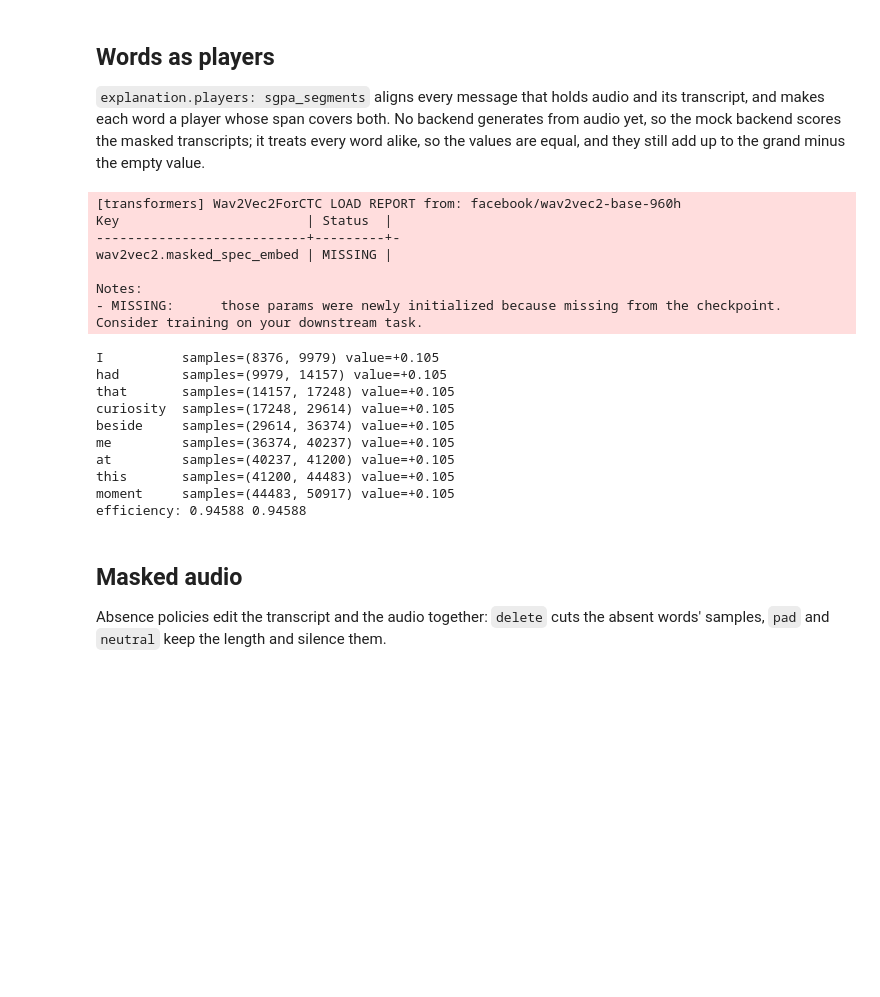
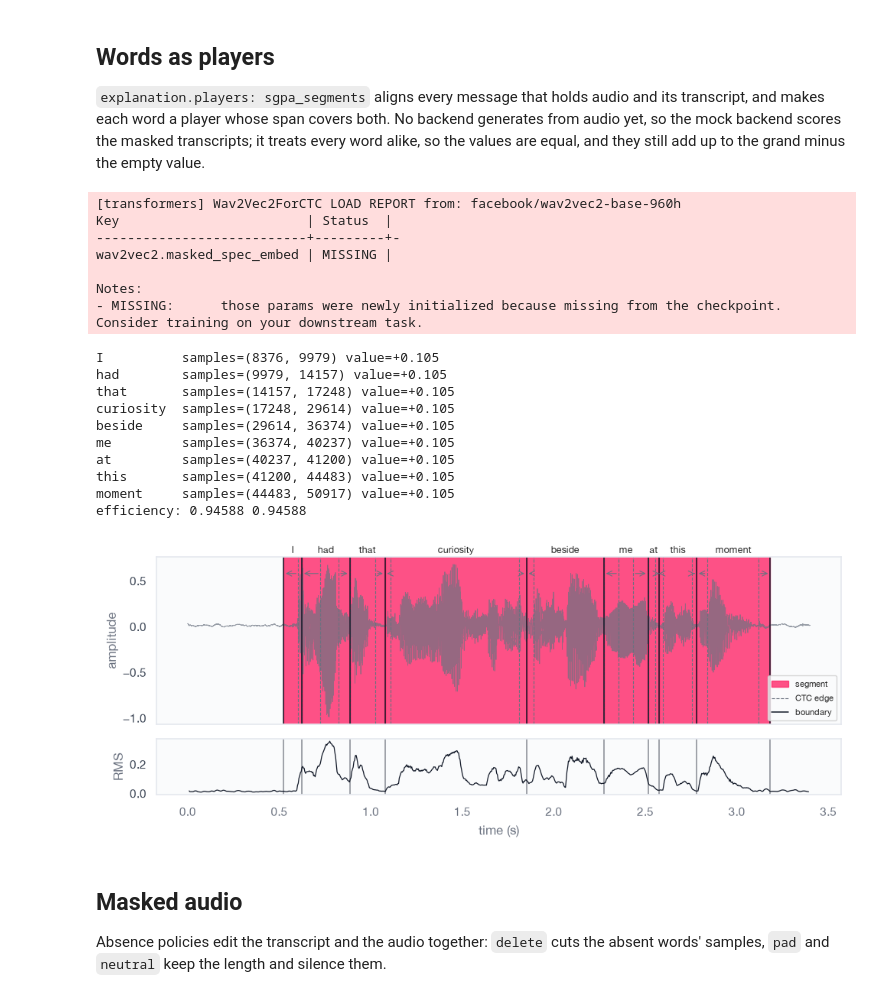
Before and after one commit to Pawlo77/MLLM-SHAP, a Jupyter notebook: examples/audio_alignment.ipynb, the cells around one changed output. Saved outputs shown, nothing was run; the diff lists cells and outputs as text; code cells hidden in the pictures; blank space fills up the shorter version.

```diff
--- a/examples/audio_alignment.ipynb
+++ b/examples/audio_alignment.ipynb
@@ -138,33 +143,35 @@ config = ExplainConfig.model_validate({
     "backend": {"kind": "mock", "model_id": "stub"},
     "explanation": {
         "players": "sgpa_segments",
         "archive": {"path": ""},
         "plugin_options": {"sgpa_segments": {"model_id": MODEL_ID, "revision": REVISION}},
     },
 })
 output = await ExplainRunner(config).explain(snapshot)
 for span, value in zip(output.player_set.spans, output.result.values):
     print(f"{span.text:10} samples={span.samples} value={value:+.3f}")
 print("efficiency:", round(sum(output.result.values), 6),
       round(output.result.grand_value - output.result.base_value, 6))
+plot_audio_segments(audio, segments, values=list(output.result.values));
 # %% [output]
 [transformers] Wav2Vec2ForCTC LOAD REPORT from: facebook/wav2vec2-base-960h
 Key                        | Status  |
 ---------------------------+---------+-
 wav2vec2.masked_spec_embed | MISSING |
 
 Notes:
 - MISSING:      those params were newly initialized because missing from the checkpoint. Consider training on your downstream task.
 I          samples=(8376, 9979) value=+0.105
 had        samples=(9979, 14157) value=+0.105
 that       samples=(14157, 17248) value=+0.105
 curiosity  samples=(17248, 29614) value=+0.105
 beside     samples=(29614, 36374) value=+0.105
 me         samples=(36374, 40237) value=+0.105
 at         samples=(40237, 41200) value=+0.105
 this       samples=(41200, 44483) value=+0.105
 moment     samples=(44483, 50917) value=+0.105
 efficiency: 0.94588 0.94588
+[figure, added]
 # %% [markdown]
 ## Masked audio
 
```
Also changed, not shown: parts of 5 cells of this notebook, 7 other files.
